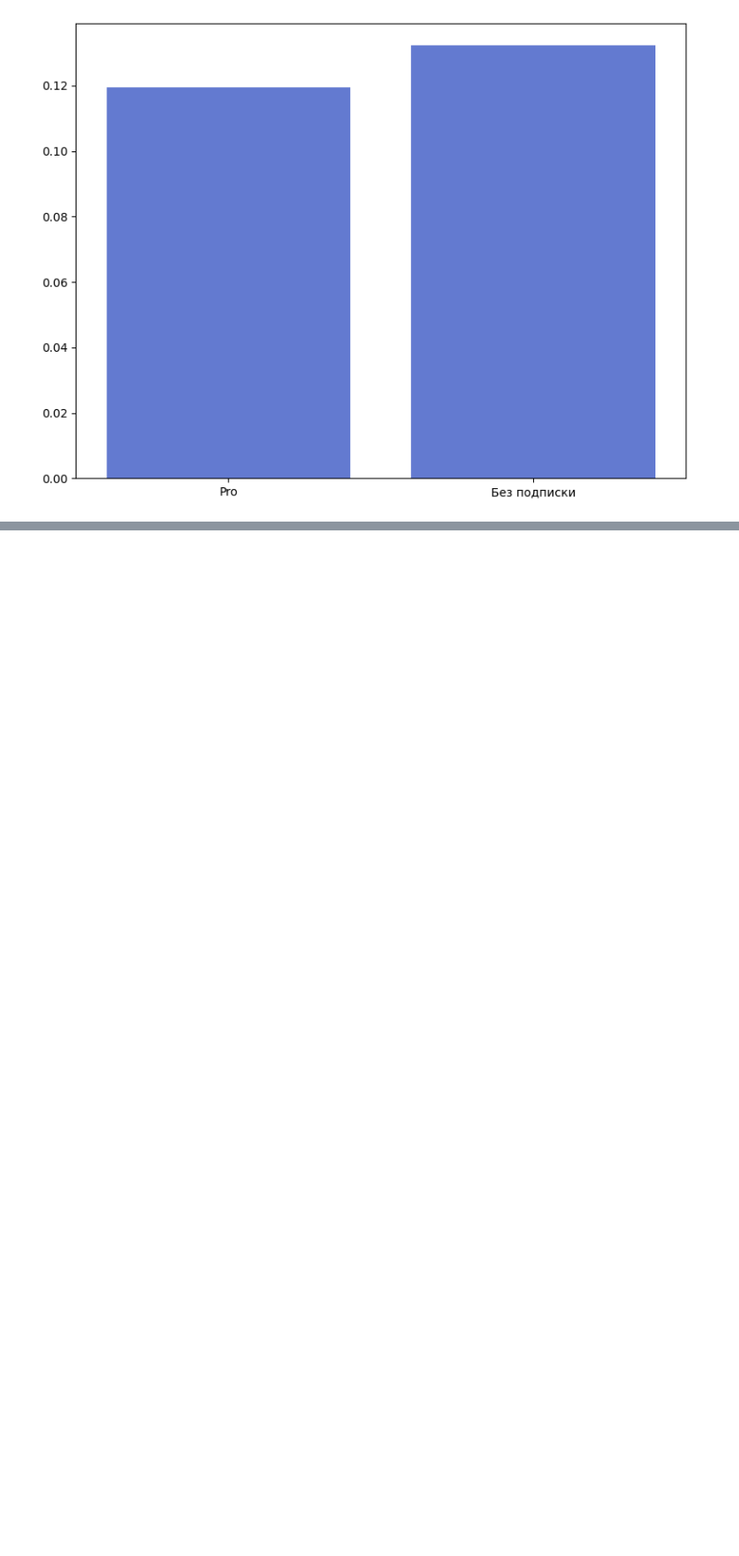
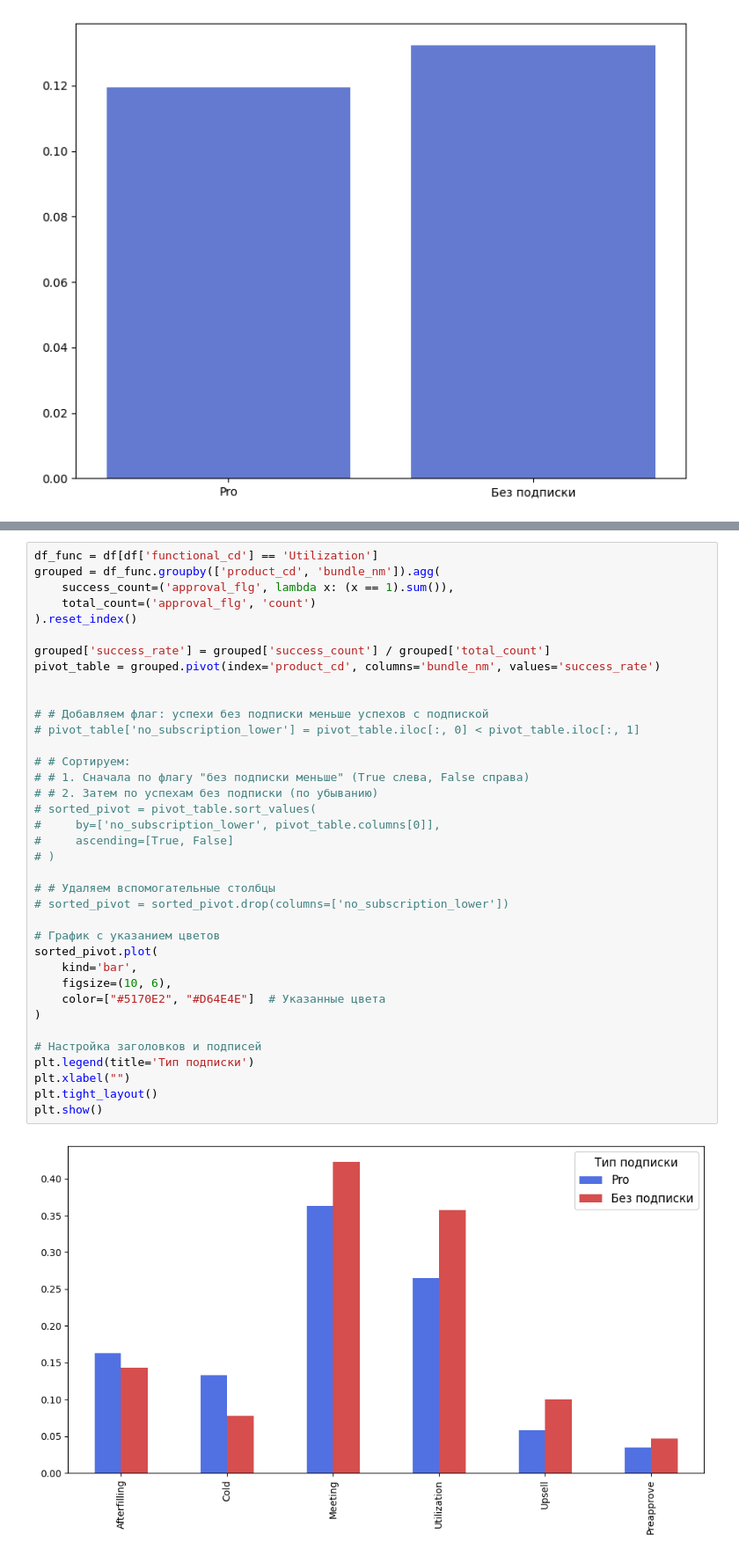
Before and after one commit to bygaga993/bread_dano_2024, a Jupyter notebook: graphics.ipynb, the cells around one changed output, grey strips where cells are left out. Shown at 88% size. Cells and saved outputs as stored; diff of their text form; blank space fills up the shorter version.

```diff
--- a/graphics.ipynb
+++ b/graphics.ipynb
@@ -144,0 +155,39 @@ plt.show()
+# %%
+df_func = df[df['functional_cd'] == 'Utilization']
+grouped = df_func.groupby(['product_cd', 'bundle_nm']).agg(
+    success_count=('approval_flg', lambda x: (x == 1).sum()),
+    total_count=('approval_flg', 'count')
+).reset_index()
+
+grouped['success_rate'] = grouped['success_count'] / grouped['total_count']
+pivot_table = grouped.pivot(index='product_cd', columns='bundle_nm', values='success_rate')
+
+
+# # Добавляем флаг: успехи без подписки меньше успехов с подпиской
+# pivot_table['no_subscription_lower'] = pivot_table.iloc[:, 0] < pivot_table.iloc[:, 1]
+
+# # Сортируем:
+# # 1. Сначала по флагу "без подписки меньше" (True слева, False справа)
+# # 2. Затем по успехам без подписки (по убыванию)
+# sorted_pivot = pivot_table.sort_values(
+#     by=['no_subscription_lower', pivot_table.columns[0]],
+#     ascending=[True, False]
+# )
+
+# # Удаляем вспомогательные столбцы
+# sorted_pivot = sorted_pivot.drop(columns=['no_subscription_lower'])
+
+# График с указанием цветов
+sorted_pivot.plot(
+    kind='bar',
+    figsize=(10, 6),
+    color=["#5170E2", "#D64E4E"]  # Указанные цвета
+)
+
+# Настройка заголовков и подписей
+plt.legend(title='Тип подписки')
+plt.xlabel("")
+plt.tight_layout()
+plt.show()
+# %% [output]
+[figure, added]
```
Also changed, not shown: parts of 6 cells of this notebook, 6 other files.
